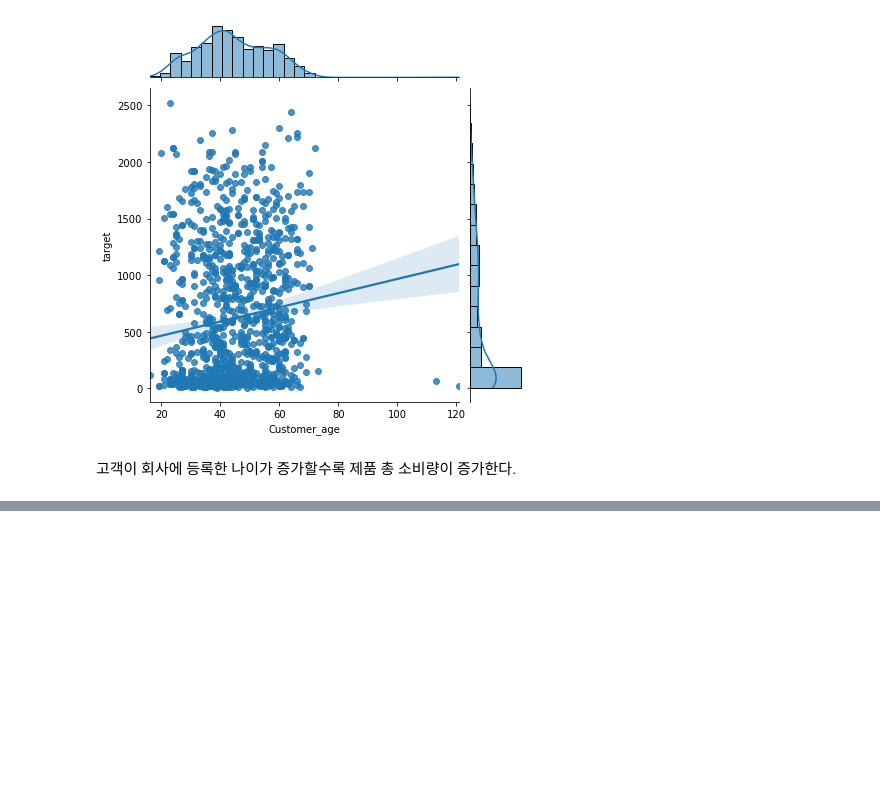
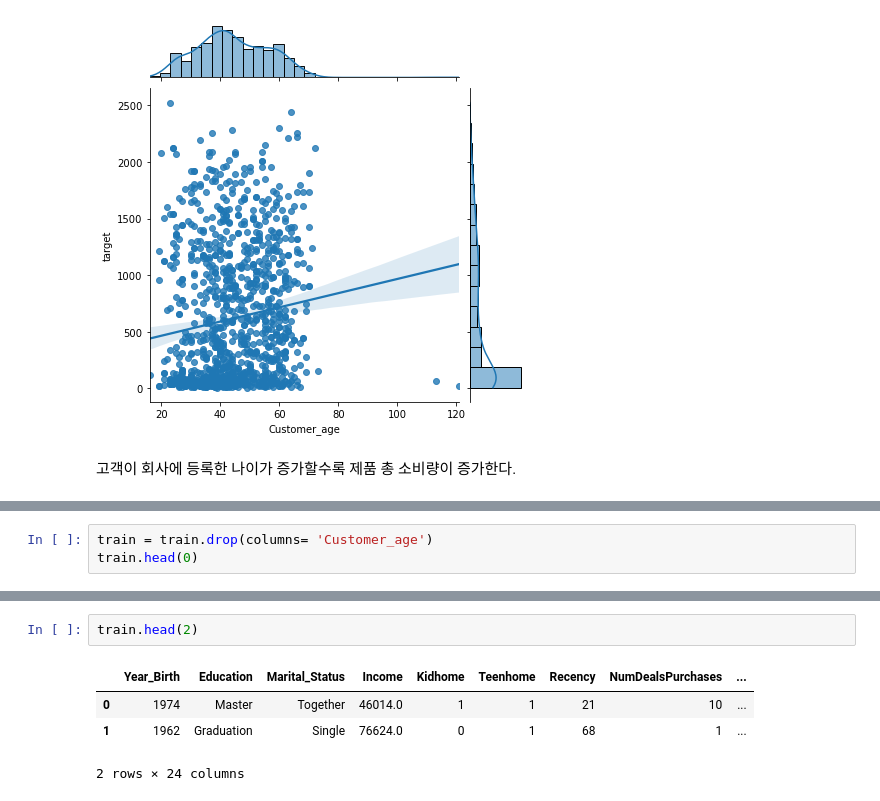
Before and after one commit to Park-Young-Bin/Python_Projects, a Jupyter notebook: 데이콘/[데이콘] 소비자 데이터 기반 소비 예측 경진대회.ipynb, the cells around one changed output, grey strips where cells are left out. Cells and saved outputs as stored; diff of their text form; blank space fills up the shorter version.

```diff
--- a/데이콘/[데이콘] 소비자 데이터 기반 소비 예측 경진대회.ipynb
+++ b/데이콘/[데이콘] 소비자 데이터 기반 소비 예측 경진대회.ipynb
@@ -323,0 +357,3 @@ corr
+# %%
+train = train.drop(columns= 'Customer_age')
+train.head(0)
@@ -323,0 +370,7 @@ corr
+# %%
+train.head(2)
+# %% [output]
+|  | Year_Birth | Education | Marital_Status | Income | Kidhome | Teenhome | Recency | NumDealsPurchases | ... |
+| 0 | 1974 | Master | Together | 46014.0 | 1 | 1 | 21 | 10 | ... |
+| 1 | 1962 | Graduation | Single | 76624.0 | 0 | 1 | 68 | 1 | ... |
+2 rows × 24 columns
```
Also changed, not shown: parts of 14 cells of this notebook.
